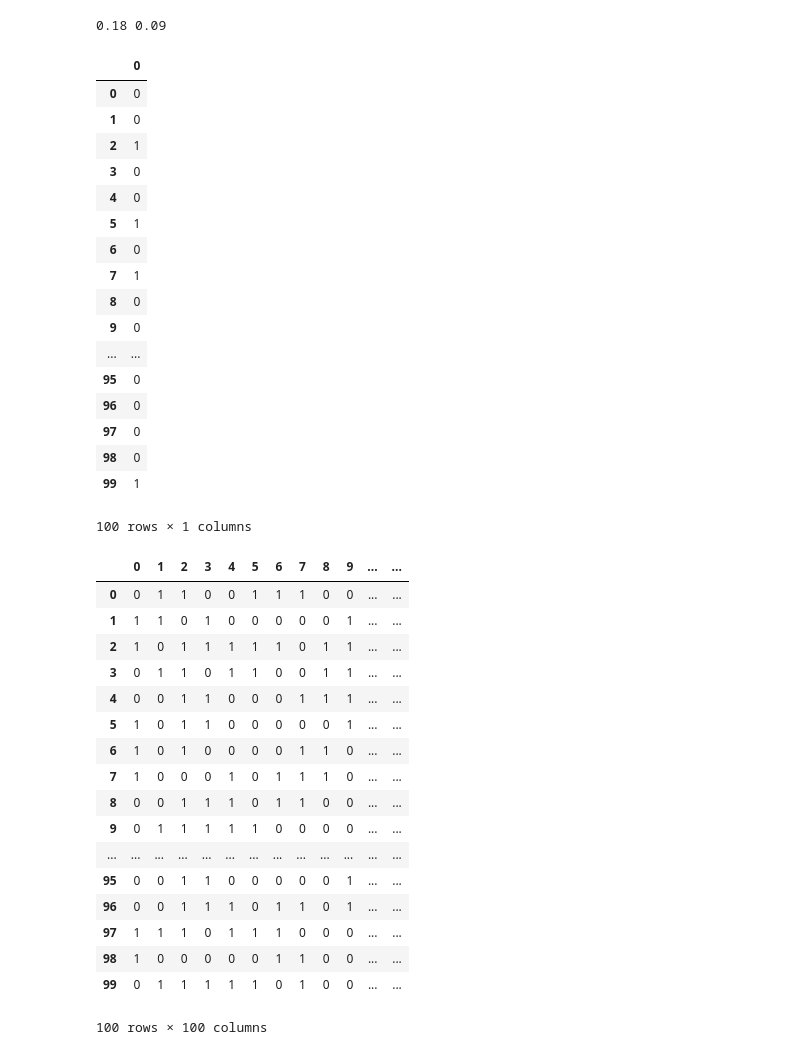
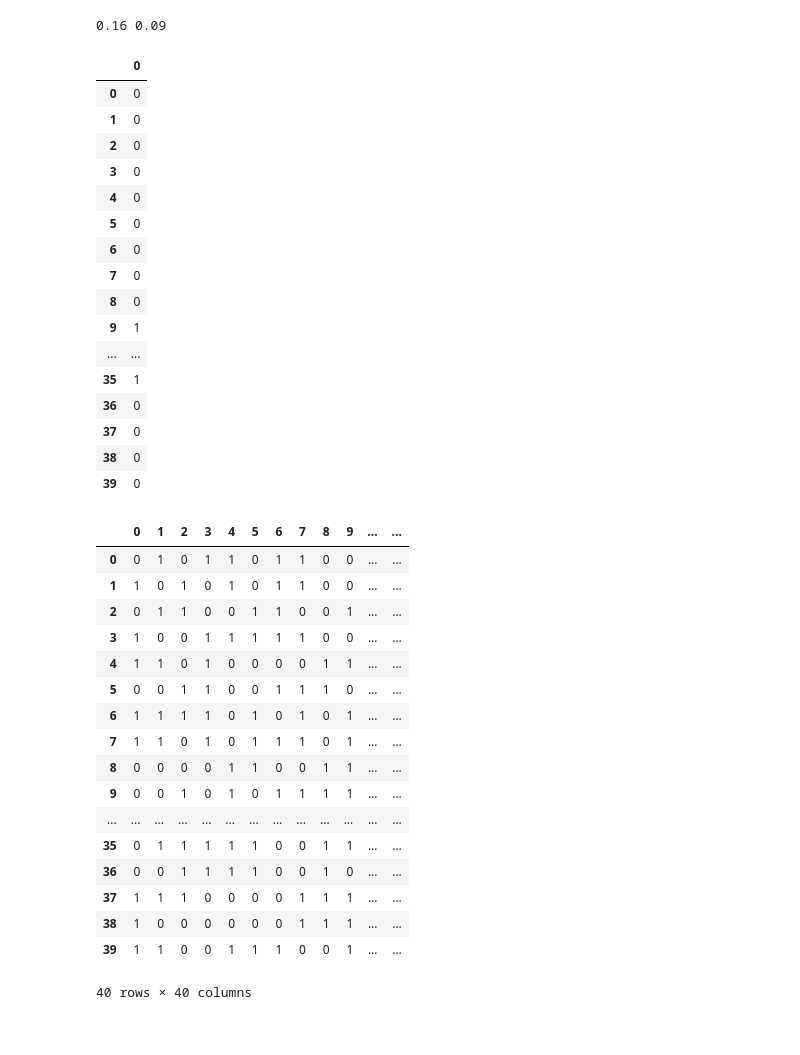
Before and after one commit to mnmardones/opti, a Jupyter notebook: datos.ipynb, the cells around one changed output. Saved outputs shown, nothing was run; the diff lists cells and outputs as text; code cells hidden in the pictures.

```diff
--- a/datos.ipynb
+++ b/datos.ipynb
@@ -8,51 +7,50 @@ import pandas as pd
 # %%
 alfa, gamma = (round(x,2) for x in nr.random(2))
-tractor = nr.choice([0,1], 100, p=[0.7, 0.3])
-afinidad = nr.choice([0,1], [100, 100])
+tractor = nr.choice([0,1], 40, p=[0.7, 0.3])
+afinidad = nr.choice([0,1], [40, 40])
 afinidad = np.tril(afinidad) + np.tril(afinidad, -1).T
-experiencia = [round(min(nr.exponential(0.2), 1),2) for i in range(100)]
+experiencia = [round(min(nr.exponential(0.2), 1),2) for i in range(40)]
 # %%
 print(alfa, gamma)
-pd.DataFrame(tractor)
+pandas.DataFrame(tractor)
 # %% [output]
-0.18 0.09
+0.16 0.09
 |  | 0 |
 | 0 | 0 |
 | 1 | 0 |
-| 2 | 1 |
+| 2 | 0 |
 | 3 | 0 |
 | 4 | 0 |
-| 5 | 1 |
+| 5 | 0 |
 | 6 | 0 |
-| 7 | 1 |
+| 7 | 0 |
 | 8 | 0 |
-| 9 | 0 |
+| 9 | 1 |
 | ... | ... |
-| 95 | 0 |
-| 96 | 0 |
-| 97 | 0 |
-| 98 | 0 |
-| 99 | 1 |
+| 35 | 1 |
+| 36 | 0 |
+| 37 | 0 |
+| 38 | 0 |
+| 39 | 0 |
-100 rows × 1 columns
 # %%
-pd.DataFrame(afinidad)
+pandas.DataFrame(afinidad)
 # %% [output]
 |  | 0 | 1 | 2 | 3 | 4 | 5 | 6 | 7 | 8 | 9 | ... | ... |
-| 0 | 0 | 1 | 1 | 0 | 0 | 1 | 1 | 1 | 0 | 0 | ... | ... |
-| 1 | 1 | 1 | 0 | 1 | 0 | 0 | 0 | 0 | 0 | 1 | ... | ... |
-| 2 | 1 | 0 | 1 | 1 | 1 | 1 | 1 | 0 | 1 | 1 | ... | ... |
-| 3 | 0 | 1 | 1 | 0 | 1 | 1 | 0 | 0 | 1 | 1 | ... | ... |
-| 4 | 0 | 0 | 1 | 1 | 0 | 0 | 0 | 1 | 1 | 1 | ... | ... |
-| 5 | 1 | 0 | 1 | 1 | 0 | 0 | 0 | 0 | 0 | 1 | ... | ... |
-| 6 | 1 | 0 | 1 | 0 | 0 | 0 | 0 | 1 | 1 | 0 | ... | ... |
-| 7 | 1 | 0 | 0 | 0 | 1 | 0 | 1 | 1 | 1 | 0 | ... | ... |
-| 8 | 0 | 0 | 1 | 1 | 1 | 0 | 1 | 1 | 0 | 0 | ... | ... |
-| 9 | 0 | 1 | 1 | 1 | 1 | 1 | 0 | 0 | 0 | 0 | ... | ... |
+| 0 | 0 | 1 | 0 | 1 | 1 | 0 | 1 | 1 | 0 | 0 | ... | ... |
+| 1 | 1 | 0 | 1 | 0 | 1 | 0 | 1 | 1 | 0 | 0 | ... | ... |
+| 2 | 0 | 1 | 1 | 0 | 0 | 1 | 1 | 0 | 0 | 1 | ... | ... |
+| 3 | 1 | 0 | 0 | 1 | 1 | 1 | 1 | 1 | 0 | 0 | ... | ... |
+| 4 | 1 | 1 | 0 | 1 | 0 | 0 | 0 | 0 | 1 | 1 | ... | ... |
+| 5 | 0 | 0 | 1 | 1 | 0 | 0 | 1 | 1 | 1 | 0 | ... | ... |
+| 6 | 1 | 1 | 1 | 1 | 0 | 1 | 0 | 1 | 0 | 1 | ... | ... |
+| 7 | 1 | 1 | 0 | 1 | 0 | 1 | 1 | 1 | 0 | 1 | ... | ... |
+| 8 | 0 | 0 | 0 | 0 | 1 | 1 | 0 | 0 | 1 | 1 | ... | ... |
+| 9 | 0 | 0 | 1 | 0 | 1 | 0 | 1 | 1 | 1 | 1 | ... | ... |
 | ... | ... | ... | ... | ... | ... | ... | ... | ... | ... | ... | ... | ... |
-| 95 | 0 | 0 | 1 | 1 | 0 | 0 | 0 | 0 | 0 | 1 | ... | ... |
-| 96 | 0 | 0 | 1 | 1 | 1 | 0 | 1 | 1 | 0 | 1 | ... | ... |
-| 97 | 1 | 1 | 1 | 0 | 1 | 1 | 1 | 0 | 0 | 0 | ... | ... |
-| 98 | 1 | 0 | 0 | 0 | 0 | 0 | 1 | 1 | 0 | 0 | ... | ... |
-| 99 | 0 | 1 | 1 | 1 | 1 | 1 | 0 | 1 | 0 | 0 | ... | ... |
+| 35 | 0 | 1 | 1 | 1 | 1 | 1 | 0 | 0 | 1 | 1 | ... | ... |
+| 36 | 0 | 0 | 1 | 1 | 1 | 1 | 0 | 0 | 1 | 0 | ... | ... |
+| 37 | 1 | 1 | 1 | 0 | 0 | 0 | 0 | 1 | 1 | 1 | ... | ... |
+| 38 | 1 | 0 | 0 | 0 | 0 | 0 | 0 | 1 | 1 | 1 | ... | ... |
+| 39 | 1 | 1 | 0 | 0 | 1 | 1 | 1 | 0 | 0 | 1 | ... | ... |
-100 rows × 100 columns
+40 rows × 40 columns
 # %%
```
Also changed, not shown: parts of 3 cells of this notebook, 2 other files.
